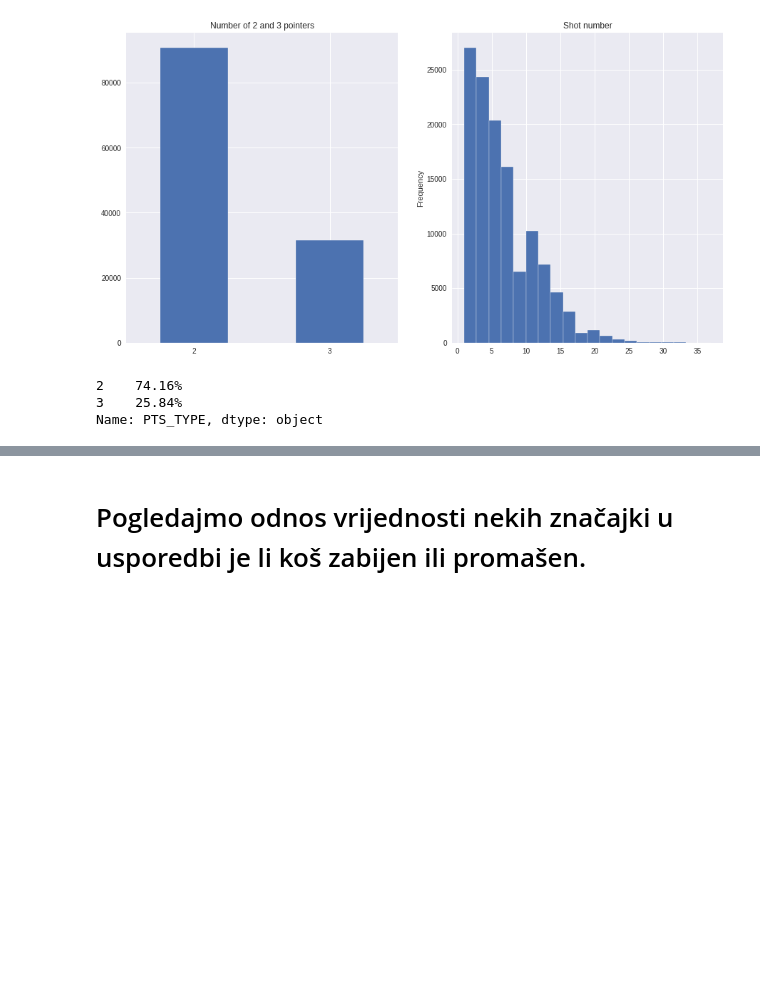
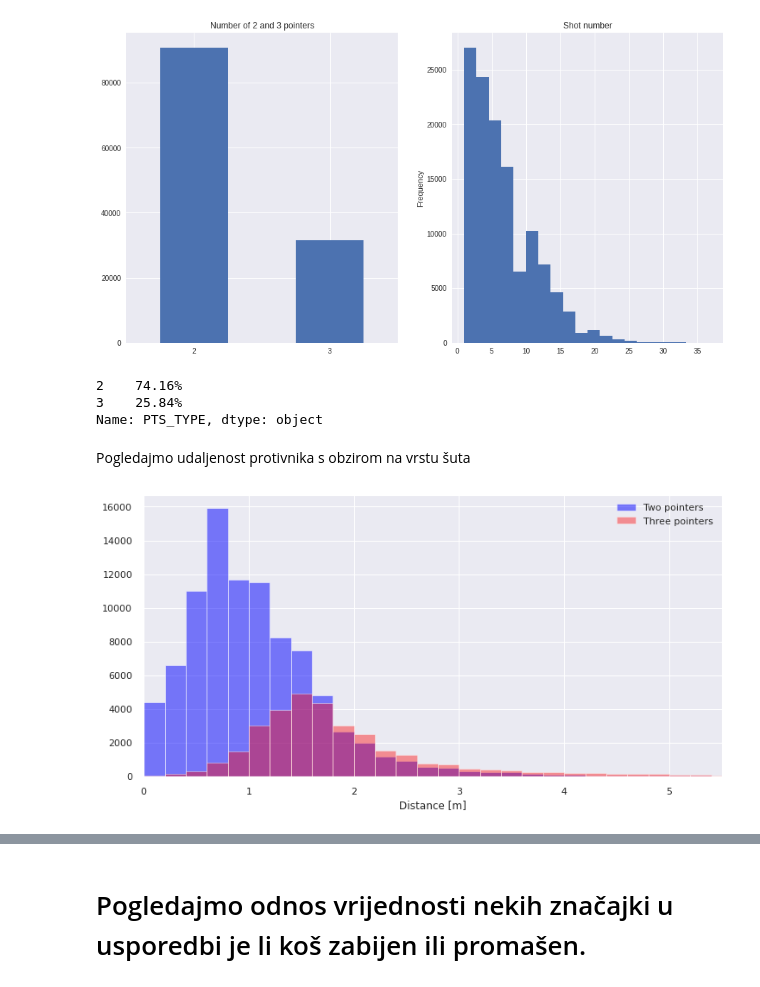
Before and after one commit to abanic7/PredictingNBAShots, a Jupyter notebook: UUZOP_PROJEKT.ipynb, the cells around one changed output, grey strips where cells are left out. Cells and saved outputs as stored; diff of their text form; code cells hidden in the pictures; blank space fills up the shorter version.

```diff
--- a/UUZOP_PROJEKT.ipynb
+++ b/UUZOP_PROJEKT.ipynb
@@ -432,3 +432,16 @@ np.round((df_cleaned['PTS_TYPE'].value_counts() / len(df_cleaned) * 100),2).asty
 2    74.16%
 3    25.84%
 Name: PTS_TYPE, dtype: object
+# %% [markdown]
+Pogledajmo udaljenost protivnika s obzirom na vrstu šuta
+# %%
+plt.figure(figsize = [12, 6]);
+bins = np.arange(0.0, 6.0, 0.2)
+plt.hist(df_cleaned[df_cleaned['PTS_TYPE'] == 2]['CLOSE_DEF_DIST'],bins=bins,alpha=0.5,label="Two pointers",color="blue")
+plt.hist(df_cleaned[df_cleaned['PTS_TYPE'] == 3]['CLOSE_DEF_DIST'],bins=bins,alpha=0.4,label="Three pointers",color="red")
+plt.xlim(0,5.5)
+plt.xlabel("Distance [m]")
+plt.legend()
+plt.show()
+# %% [output]
+[figure, added]
```
Also changed, not shown: parts of 5 cells of this notebook.
